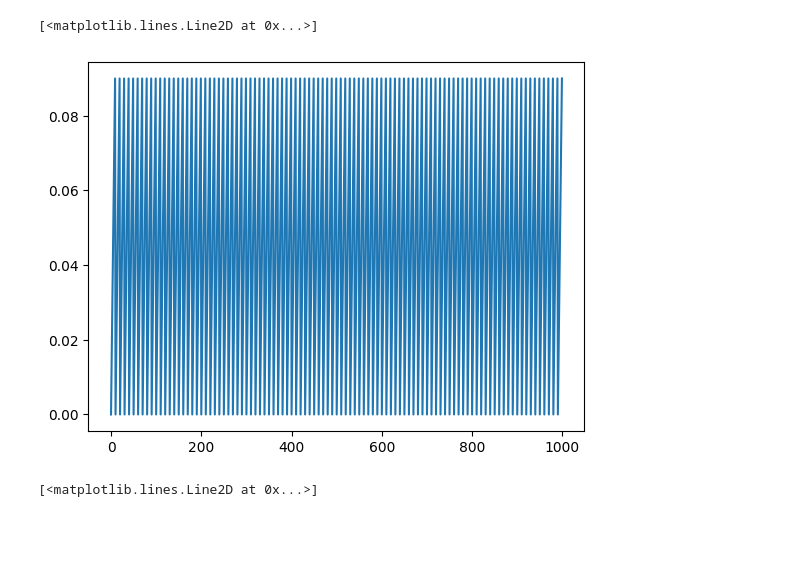
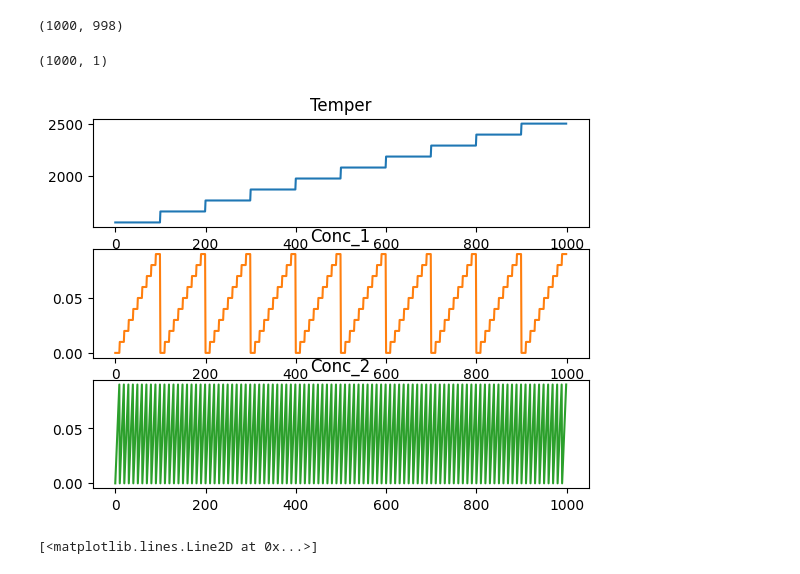
Before and after one commit to CaffineAddic/Flame_dianostics-temperature_profile_estimation_using_ML, a Jupyter notebook: Python Code/Wang_et_al_reproduction.ipynb, the cells around one changed output. Drawn from its saved outputs; the diff is of its cells as text; code cells hidden in the pictures; blank space fills up the shorter version.

Commit message:
Added erros and visual changes into it

```diff
--- a/Python Code/Wang_et_al_reproduction.ipynb
+++ b/Python Code/Wang_et_al_reproduction.ipynb
@@ -30,8 +20,25 @@ plt.plot(Conc_1)
-# %%
-plt.plot(Conc_2)
-# %% [output]
-[<matplotlib.lines.Line2D at 0x...>]
-[figure, removed]
+# %%
+absorb.shape
+# %% [output]
+(1000, 998)
+# %%
+Temper.shape
+# %% [output]
+(1000, 1)
+# %%
+X = np.arange(0, 1000)
+# %%
+figure, axis = plt.subplots(3, 1)
+
+axis[0].plot(X, Temper)
+axis[0].set_title('Temper')
+axis[1].plot(X, Conc_1, 'tab:orange')
+axis[1].set_title('Conc_1')
+axis[2].plot(X, Conc_2, 'tab:green')
+axis[2].set_title('Conc_2')
+plt.show()
+# %% [output]
+[figure, added]
 # %%
 import matplotlib.pyplot as plt
 
```
Also changed, not shown: parts of 17 cells of this notebook.
